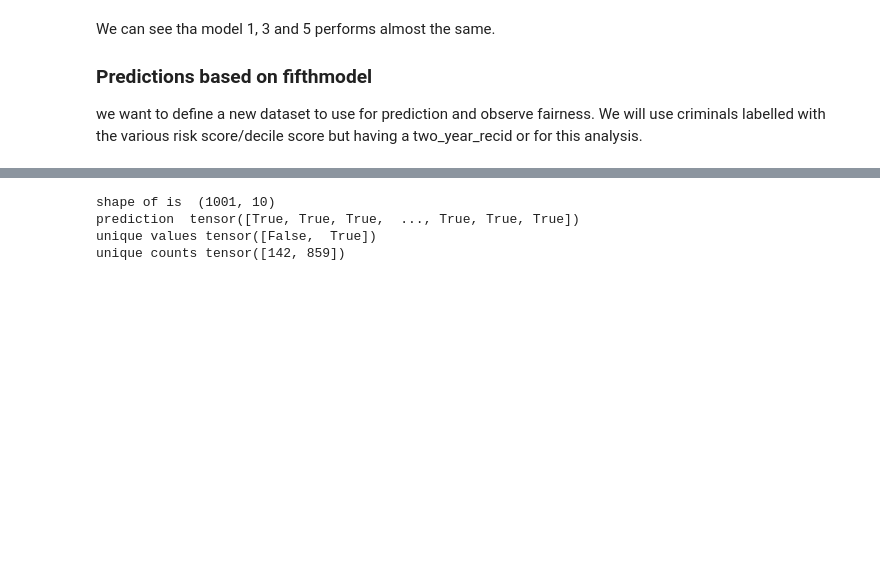
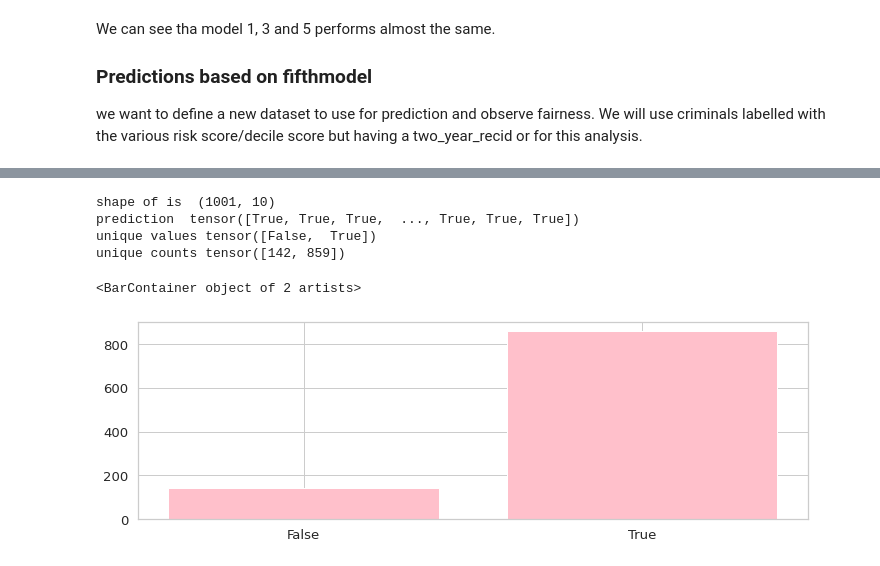
Before and after one commit to irmanfaqrizal/datascience, a Jupyter notebook: secondpart.ipynb, the cells around one changed output, grey strips where cells are left out. Cells and saved outputs as stored; diff of their text form; code cells hidden in the pictures; blank space fills up the shorter version.

```diff
--- a/secondpart.ipynb
+++ b/secondpart.ipynb
@@ -752,33 +766,38 @@ unique counts tensor([ 146, 1070])
 # %%
 df2 = pd.read_csv('compas-scores-two-years.csv')
 
 #two_year _recid with high label
 df2 = df2.loc[(df2['two_year_recid']==1) & (df2['score_text']=='High')]
 # print ('shape of filtered data is ', df2.shape)
 
 df2 = df2[df.columns[~df.isnull().any()]]
 df2 = df2[['sex','age_cat', 'race', 'juv_fel_count', 'juv_misd_count', 'priors_count', 'c_charge_degree',
          'is_violent_recid', 'v_decile_score', 'event', ]]
 df2['sex'].replace({'Male': 1, 'Female': 2}, inplace = True)
 df2['age_cat'].replace({'Greater than 45': 1, '25 - 45': 2, 'Less than 25': 3}, inplace = True)
 df2['race'].replace({'Other': 1, 'African-American': 2, 'Caucasian': 3, 'Hispanic': 4, 'Native American': 5, 'Asian': 6}, inplace = True)
 df2['c_charge_degree'].replace({'F': 1, 'M': 2}, inplace = True)
 
 print ('shape of is ', df2.shape)
 X_pred = torch.from_numpy(df2.to_numpy()).float()
 X_pred = net(X_pred)
 X_pred = X_pred.ge(.5).view(-1).cpu()
 print ('prediction ', X_pred)
 
 X_pred_unique = X_pred.unique(sorted=True)
 x_unique_count = torch.stack([(X_pred==X_pred_u).sum() for X_pred_u in X_pred_unique])
 print ('unique values' , X_pred_unique)
 print ('unique counts', x_unique_count)
+plt.subplot(211)
+values = [ 'False', 'True']
+plt.bar(values, x_unique_count, color = 'pink')
 # %% [output]
 shape of is  (1001, 10)
 prediction  tensor([True, True, True,  ..., True, True, True])
 unique values tensor([False,  True])
 unique counts tensor([142, 859])
+<BarContainer object of 2 artists>
+[figure, added]
 # %%
 df2 = pd.read_csv('compas-scores-two-years.csv')
 
```
Also changed, not shown: parts of 6 cells of this notebook.
